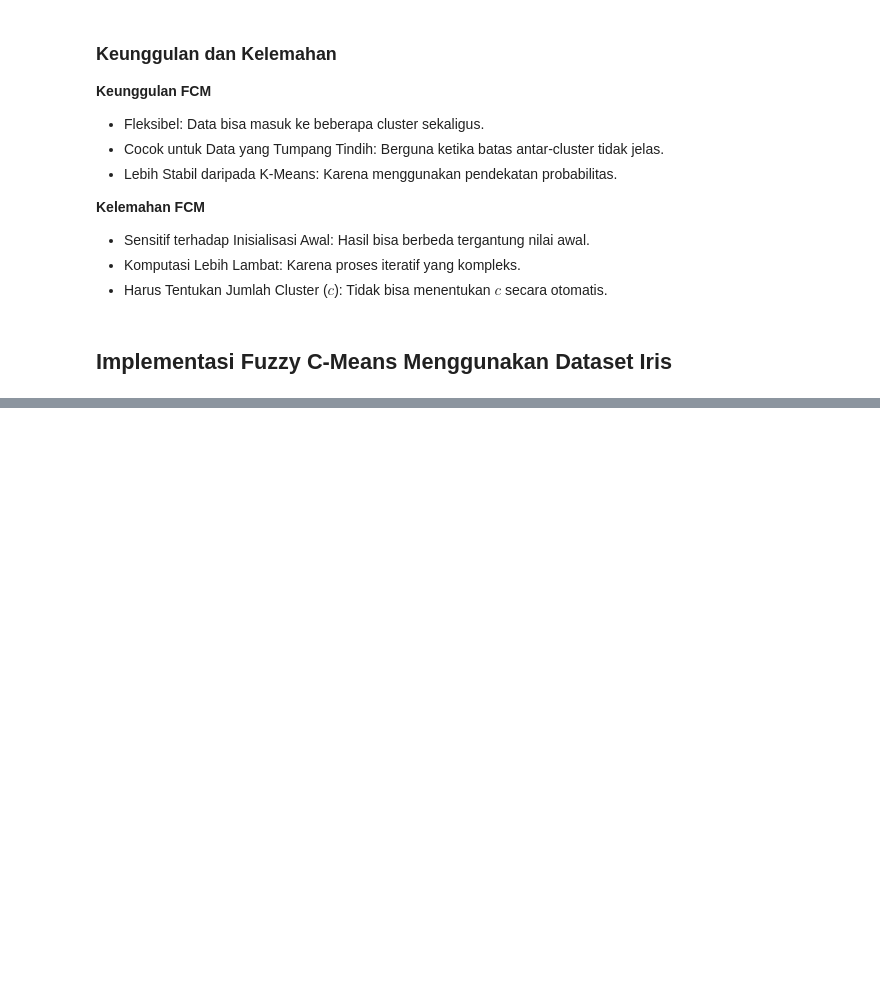
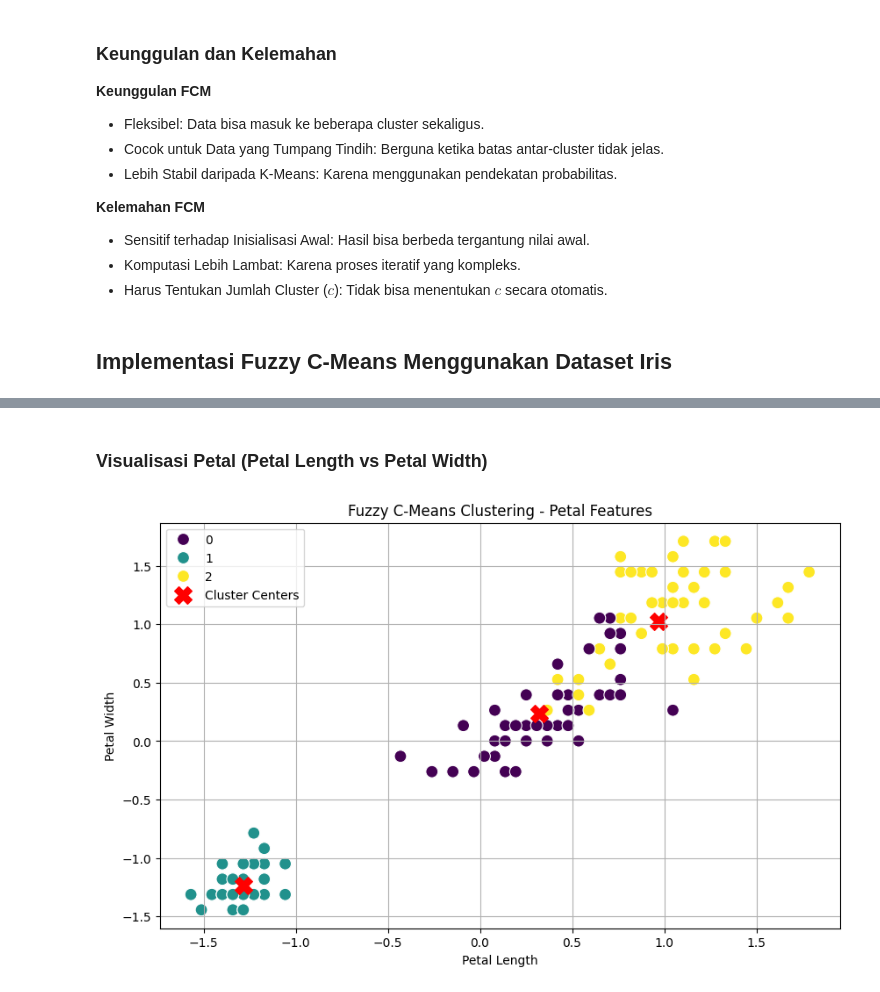
Before and after one commit to Zulfri-23-176/Pendat, a Jupyter notebook: pendat/K-Means.ipynb, the cells around one changed output, grey strips where cells are left out. Cells and saved outputs as stored; diff of their text form; code cells hidden in the pictures; blank space fills up the shorter version.

```diff
--- a/pendat/K-Means.ipynb
+++ b/pendat/K-Means.ipynb
@@ -437,0 +558,16 @@ Tujuan utama FCM: Mencari pusat kluster sedemikian rupa sehingga setiap data mem
+# %% [markdown]
+### Visualisasi Petal (Petal Length vs Petal Width)
+# %%
+plt.figure(figsize=(10, 6))
+sns.scatterplot(data=vis_df, x='petal_length', y='petal_width',
+                hue='cluster', palette='viridis', s=100)
+plt.scatter(cntr[:, 0], cntr[:, 1], marker='X', s=200,
+            color='red', label='Cluster Centers')
+plt.title('Fuzzy C-Means Clustering - Petal Features')
+plt.xlabel('Petal Length')
+plt.ylabel('Petal Width')
+plt.legend()
+plt.grid(True)
+plt.show()
+# %% [output]
+[figure, added]
```
Also changed, not shown: parts of 13 cells of this notebook.
